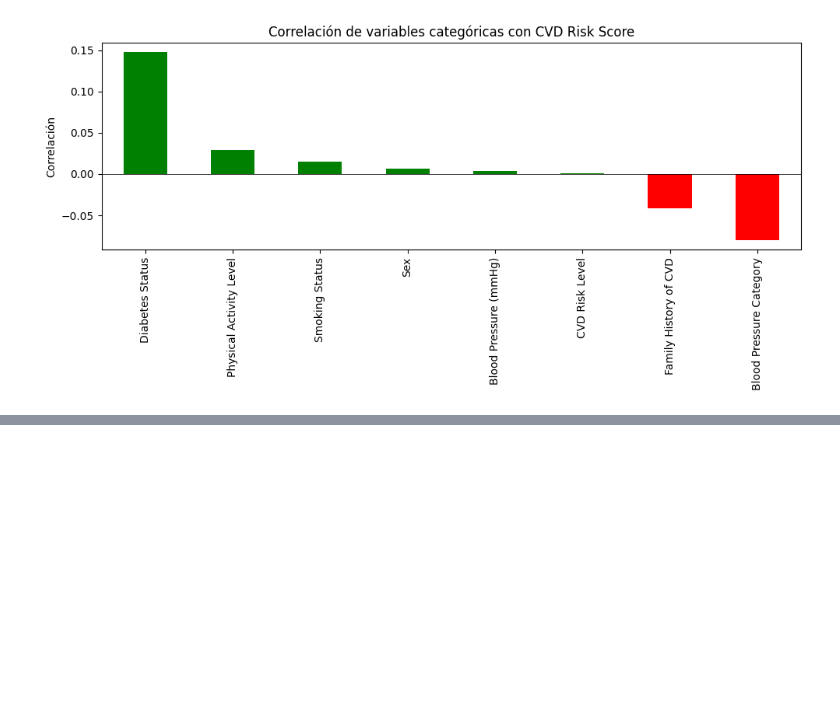
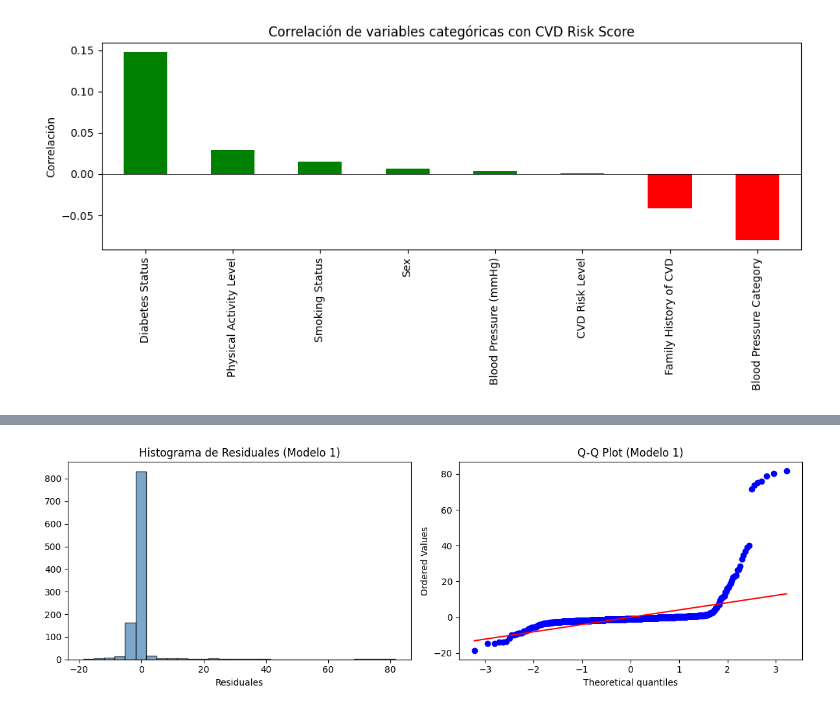
Before and after one commit to Rozen14/AMLab1, a Jupyter notebook: AlpesHearth.ipynb, the cells around one changed output, grey strips where cells are left out. Cells and saved outputs as stored; diff of their text form; code cells hidden in the pictures; blank space fills up the shorter version.

```diff
--- a/AlpesHearth.ipynb
+++ b/AlpesHearth.ipynb
@@ -1132,8 +437,0 @@ SyntaxError: invalid syntax (<unknown>, line 1)
-# %%
-X_sm = sm.add_constant(Xt_train_df)
-modelo_sm = sm.OLS(y_train, X_sm).fit()
-
-rainbow_stat, rainbow_pvalue = linear_rainbow(modelo_sm)
-
-print("Estadístico Rainbow:", rainbow_stat)
-print("p-value Rainbow    :", rainbow_pvalue)
@@ -1147,0 +460,10 @@ datos_prueba = pd.read_csv(
+# %%
+# Consolidar alturas: promediar Height (m) y Height (cm)/100 donde ambos existen
+if 'Height (m)' in data.columns and 'Height (cm)' in data.columns:
+    height_m = data['Height (m)']
+    height_cm_to_m = data['Height (cm)'] / 100
+    data['Height (m)'] = (height_m.fillna(height_cm_to_m) + height_cm_to_m.fillna(height_m)) / 2
+    data = data.drop(columns=['Height (cm)'])
+elif 'Height (cm)' in data.columns:
+    data['Height (m)'] = data['Height (cm)'] / 100
+    data = data.drop(columns=['Height (cm)'])
@@ -1147,0 +662,80 @@ datos_prueba = pd.read_csv(
+# %%
+# ====== SUPUESTOS DE REGRESIÓN — MODELO 1 ======
+residuales_1 = y_train.values - y_train_pred_1
+
+# --- VIF ---
+print("=" * 50)
+print("VIF — Multicolinealidad (Modelo 1)")
+print("=" * 50)
+vif_data_1 = pd.DataFrame()
+vif_data_1['Variable'] = feature_names_1
+vif_data_1['VIF'] = [variance_inflation_factor(Xt_train_df.values, i) for i in range(Xt_train_df.shape[1])]
+vif_data_1 = vif_data_1.sort_values(by='VIF', ascending=False)
+print("Variables con VIF > 10:")
+display(vif_data_1[vif_data_1['VIF'] > 10])
+print("\nTodas las variables:")
+display(vif_data_1)
+
+# --- Shapiro-Wilk ---
+print("\n" + "=" * 50)
+print("Shapiro-Wilk — Normalidad de Residuales (Modelo 1)")
+print("=" * 50)
+muestra = residuales_1[:5000] if len(residuales_1) > 5000 else residuales_1
+stat_sw_1, p_sw_1 = shapiro(muestra)
+print(f"Estadístico: {stat_sw_1:.4f}, p-valor: {p_sw_1:.6f}")
+print(f"{'✓ Residuales normales' if p_sw_1 > 0.05 else '✗ Residuales NO normales'} (α=0.05)")
+
+fig, axes = plt.subplots(1, 2, figsize=(12, 4))
+axes[0].hist(residuales_1, bins=30, edgecolor='black', alpha=0.7, color='steelblue')
+axes[0].set_title('Histograma de Residuales (Modelo 1)')
+axes[0].set_xlabel('Residuales')
+stats.probplot(residuales_1, dist="norm", plot=axes[1])
+axes[1].set_title('Q-Q Plot (Modelo 1)')
+plt.tight_layout()
+plt.show()
+
+# --- Breusch-Pagan ---
+print("\n" + "=" * 50)
+print("Breusch-Pagan — Homocedasticidad (Modelo 1)")
+print("=" * 50)
+X_bp = sm.add_constant(Xt_train_df)
+bp_stat_1, bp_pval_1, _, _ = het_breuschpagan(residuales_1, X_bp)
+print(f"Estadístico: {bp_stat_1:.4f}, p-valor: {bp_pval_1:.6f}")
+print(f"{'✓ Homocedasticidad' if bp_pval_1 > 0.05 else '✗ Heterocedasticidad detectada'} (α=0.05)")
+
+# --- Durbin-Watson ---
+print("\n" + "=" * 50)
+print("Durbin-Watson — Autocorrelación (Modelo 1)")
+print("=" * 50)
+dw_1 = durbin_watson(residuales_1)
+print(f"Durbin-Watson: {dw_1:.4f}")
+print(f"{'✓ Sin autocorrelación' if 1.5 < dw_1 < 2.5 else '✗ Posible autocorrelación'} (rango ideal: 1.5 - 2.5)")
+
+# --- Rainbow Test ---
+print("\n" + "=" * 50)
+print("Rainbow Test — Linealidad (Modelo 1)")
+print("=" * 50)
+formula_vars = ' + '.join([f'Q("{v}")' for v in feature_names_1])
+ols_data = Xt_train_df.copy()
+ols_data['y'] = y_train.values
+ols_model_1 = ols(f'y ~ {formula_vars}', data=ols_data).fit()
+rainbow_stat_1, rainbow_pval_1 = linear_rainbow(ols_model_1)
+print(f"Estadístico: {rainbow_stat_1:.4f}, p-valor: {rainbow_pval_1:.6f}")
+print(f"{'✓ Relación lineal' if rainbow_pval_1 > 0.05 else '✗ Relación no lineal detectada'} (α=0.05)")
+
+# --- Residuales vs Predichos ---
+fig, axes = plt.subplots(1, 2, figsize=(14, 5))
+axes[0].scatter(y_train_pred_1, residuales_1, alpha=0.3, s=10, color='steelblue')
+axes[0].axhline(y=0, color='red', linestyle='--')
+axes[0].set_xlabel('Valores Predichos')
+axes[0].set_ylabel('Residuales')
+axes[0].set_title('Residuales vs Predichos (Modelo 1)')
+
+axes[1].scatter(y_train, y_train_pred_1, alpha=0.3, s=10, color='steelblue')
+axes[1].plot([y_train.min(), y_train.max()], [y_train.min(), y_train.max()], 'r--')
+axes[1].set_xlabel('Valores Reales')
+axes[1].set_ylabel('Valores Predichos')
+axes[1].set_title('Predichos vs Reales (Modelo 1)')
+plt.tight_layout()
+plt.show()
+# %% [output]
@@ -1147,0 +777 @@ datos_prueba = pd.read_csv(
+[figure, added]
```
Also changed, not shown: parts of 100 cells of this notebook, 2 other files.
